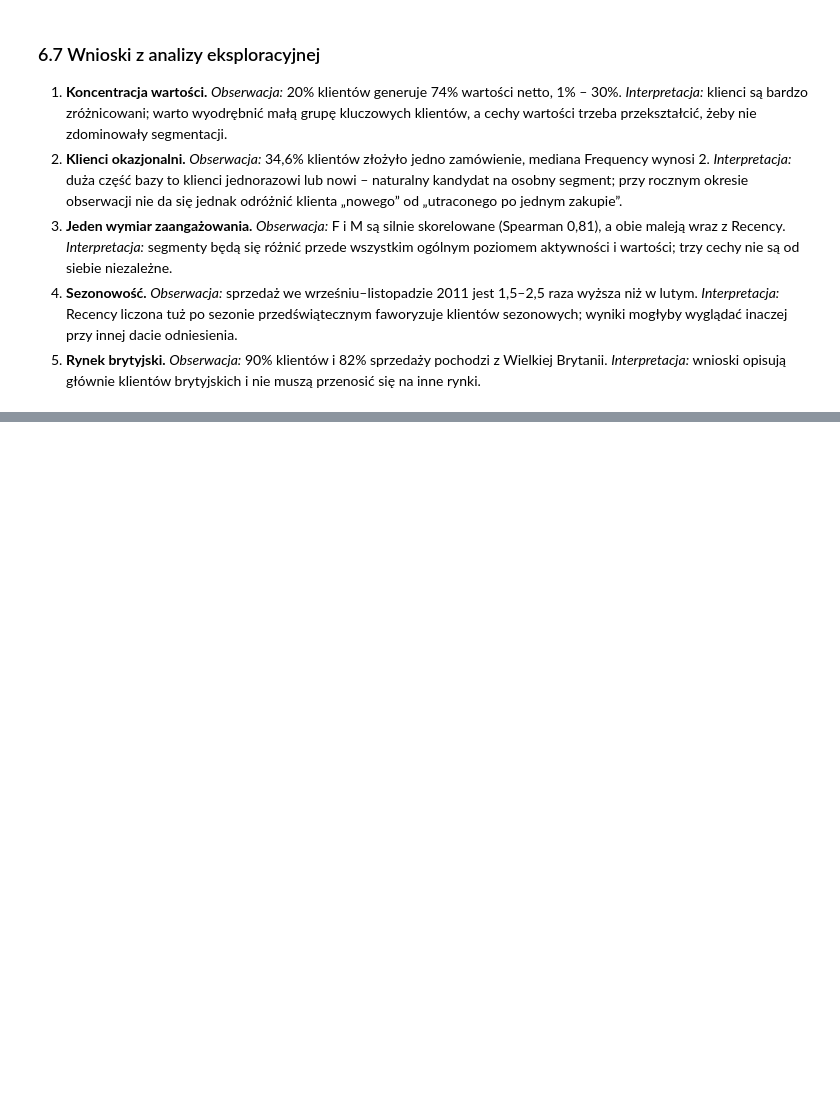
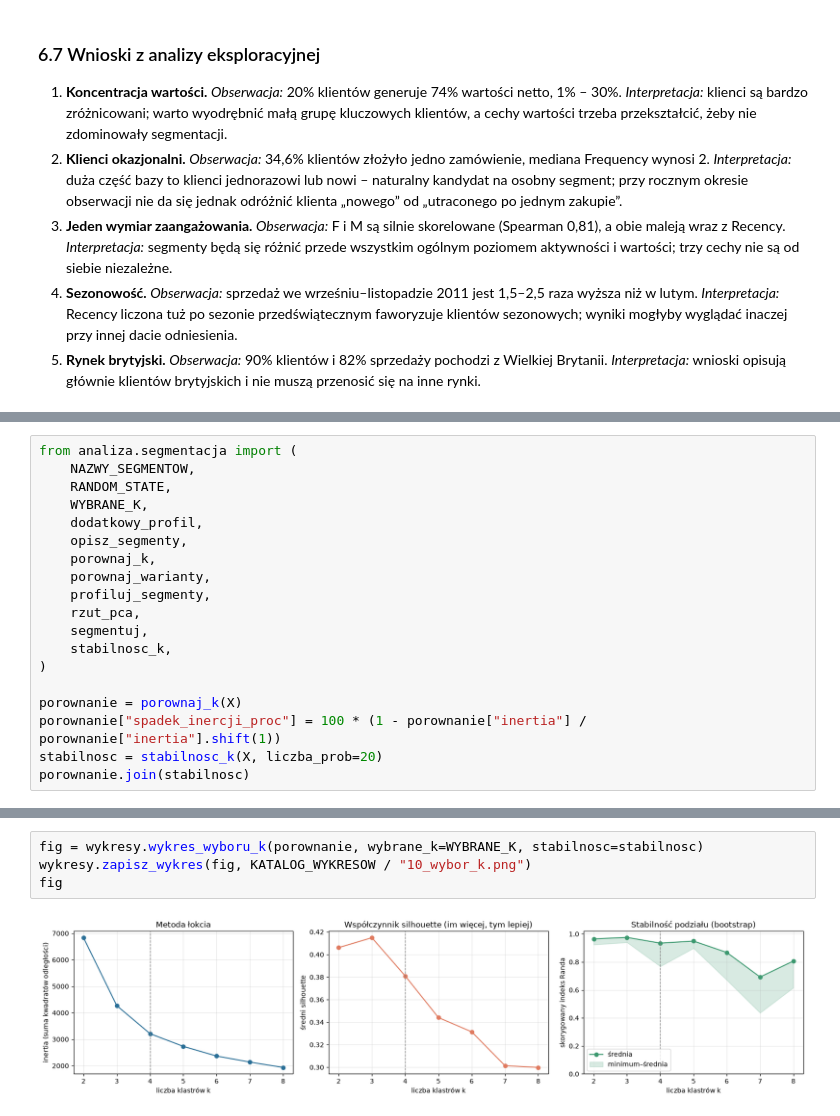
Before and after one commit to wikgu/segmentacja-klientow, a Jupyter notebook: notebooks/analiza.ipynb, the cells around one changed output, grey strips where cells are left out. Cells and saved outputs as stored; diff of their text form; blank space fills up the shorter version.

Commit message:
docs: notebook – K-means, wybór k = 4, profile segmentów, wnioski i ograniczenia

```diff
--- a/notebooks/analiza.ipynb
+++ b/notebooks/analiza.ipynb
@@ -655,0 +679,19 @@ pd.DataFrame(
+# %%
+from analiza.segmentacja import (
+    NAZWY_SEGMENTOW,
+    RANDOM_STATE,
+    WYBRANE_K,
+    dodatkowy_profil,
+    opisz_segmenty,
+    porownaj_k,
+    porownaj_warianty,
+    profiluj_segmenty,
+    rzut_pca,
+    segmentuj,
+    stabilnosc_k,
+)
+
+porownanie = porownaj_k(X)
+porownanie["spadek_inercji_proc"] = 100 * (1 - porownanie["inertia"] / porownanie["inertia"].shift(1))
+stabilnosc = stabilnosc_k(X, liczba_prob=20)
+porownanie.join(stabilnosc)
@@ -655,0 +708,6 @@ pd.DataFrame(
+# %%
+fig = wykresy.wykres_wyboru_k(porownanie, wybrane_k=WYBRANE_K, stabilnosc=stabilnosc)
+wykresy.zapisz_wykres(fig, KATALOG_WYKRESOW / "10_wybor_k.png")
+fig
+# %% [output]
+[figure, added]
```
Also changed, not shown: parts of 19 cells of this notebook.
